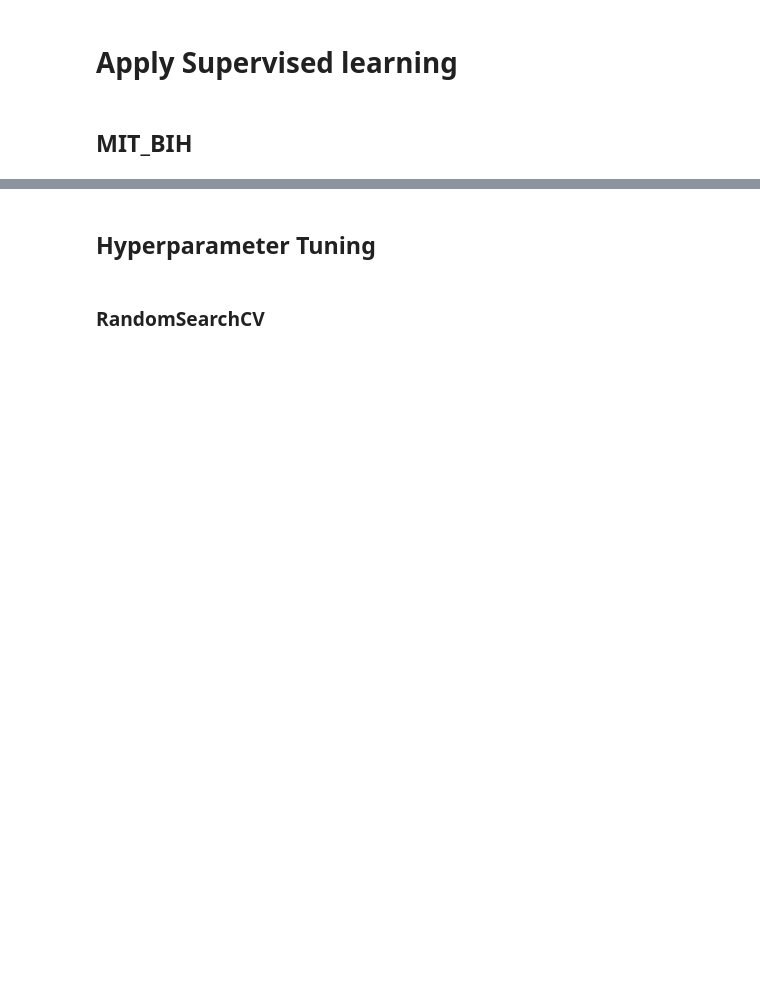
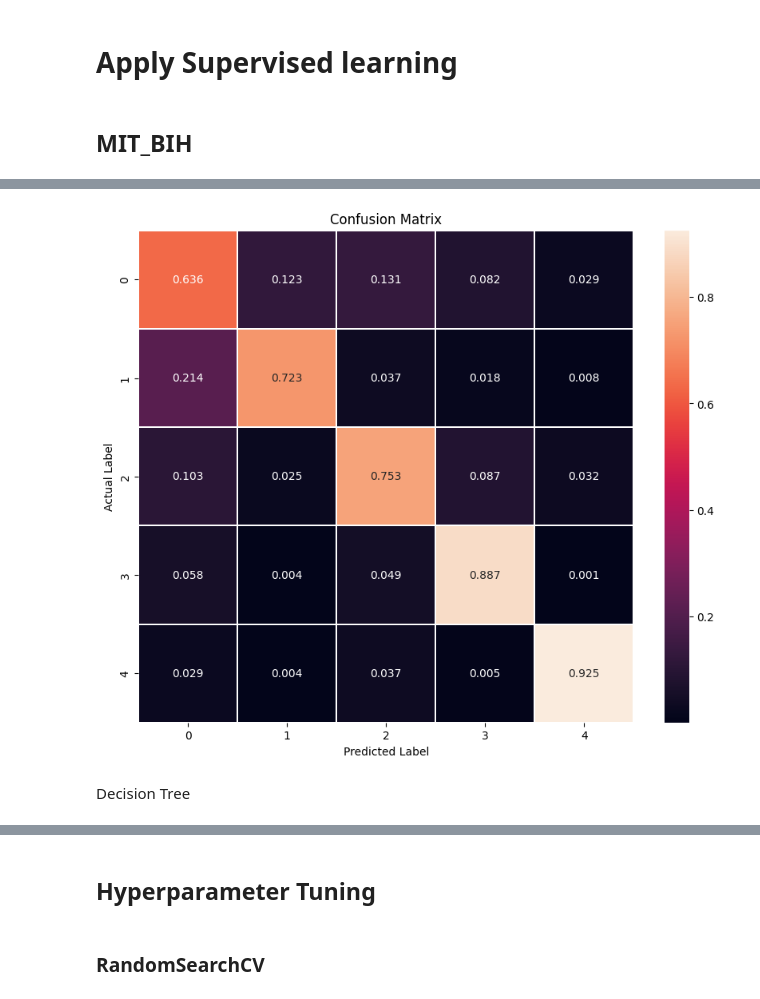
Before and after one commit to Mahim-SOL/ML_intern_task_SOL, a Jupyter notebook: Learning_task_of_SOL.ipynb, the cells around one changed output, grey strips where cells are left out. Saved outputs shown, nothing was run; the diff lists cells and outputs as text; code cells hidden in the pictures; blank space fills up the shorter version.

```diff
--- a/Learning_task_of_SOL.ipynb
+++ b/Learning_task_of_SOL.ipynb
@@ -514,0 +460,4 @@ plt.show()
+# %%
+Model3 = Model(model_logistic_reg, X_train_smotek, X_test_smotek, y_train_smotek, y_test_smotek)
+prediction3 = Model3.model_fit_pred(X_train_smotek, X_test_smotek, y_train_smotek)
+model_accu_3, model_con_mat_3, model_cl_report_3, model_recall_3, model_precision_3, model_F1_3 = Model3.model_report(prediction3, y_test_smotek)
@@ -514,0 +489,12 @@ plt.show()
+# %%
+#normalized confusion matrix plot
+plt.figure(figsize=(10,8))
+sns.heatmap(model_con_mat_3, annot=True, linewidths=0.01, fmt = '0.3f')
+plt.title("Confusion Matrix")
+plt.ylabel('Actual Label')
+plt.xlabel('Predicted Label')
+plt.show()
+# %% [output]
+[figure, added]
+# %% [markdown]
+Decision Tree
```
Also changed, not shown: parts of 95 cells of this notebook.
